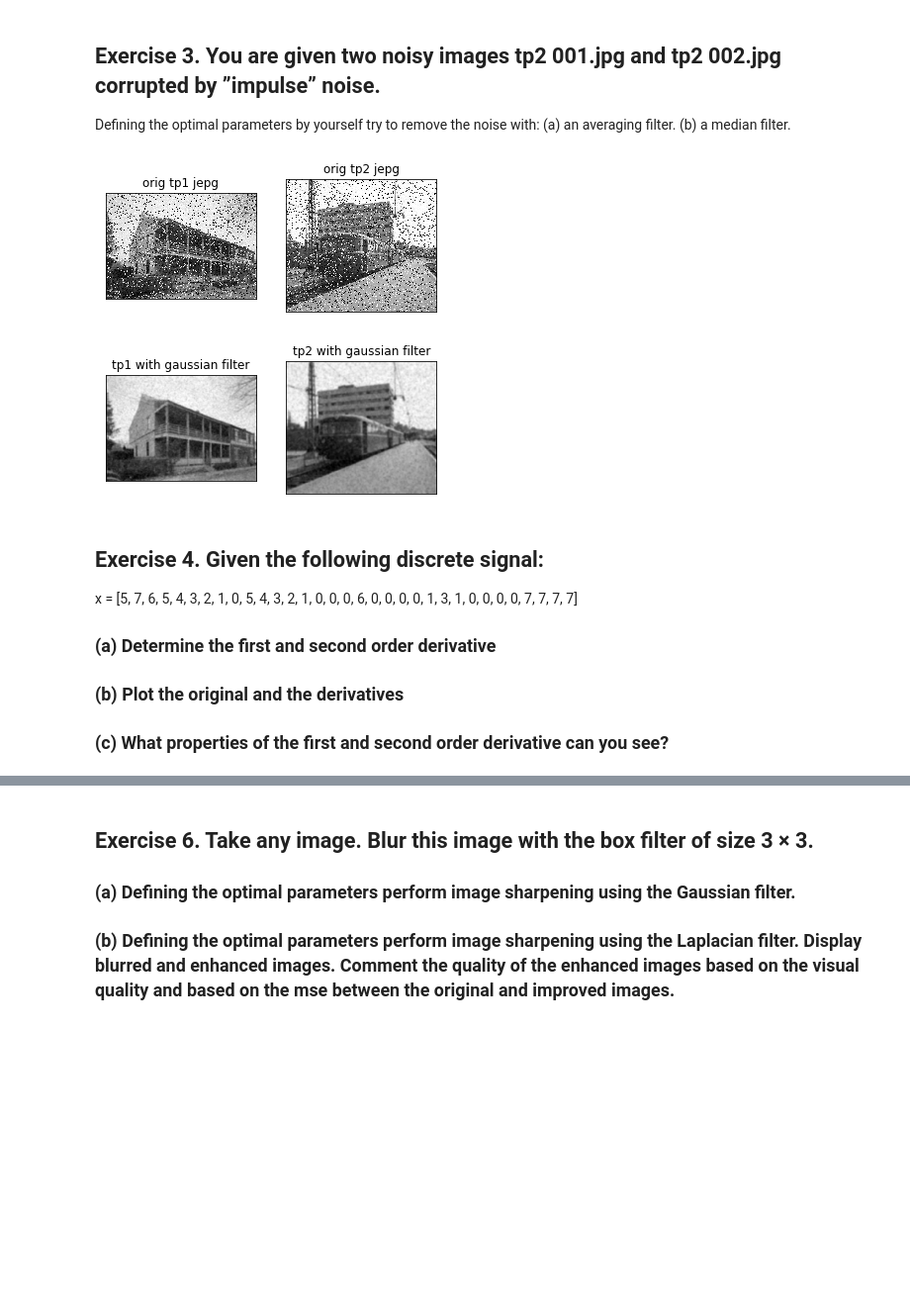
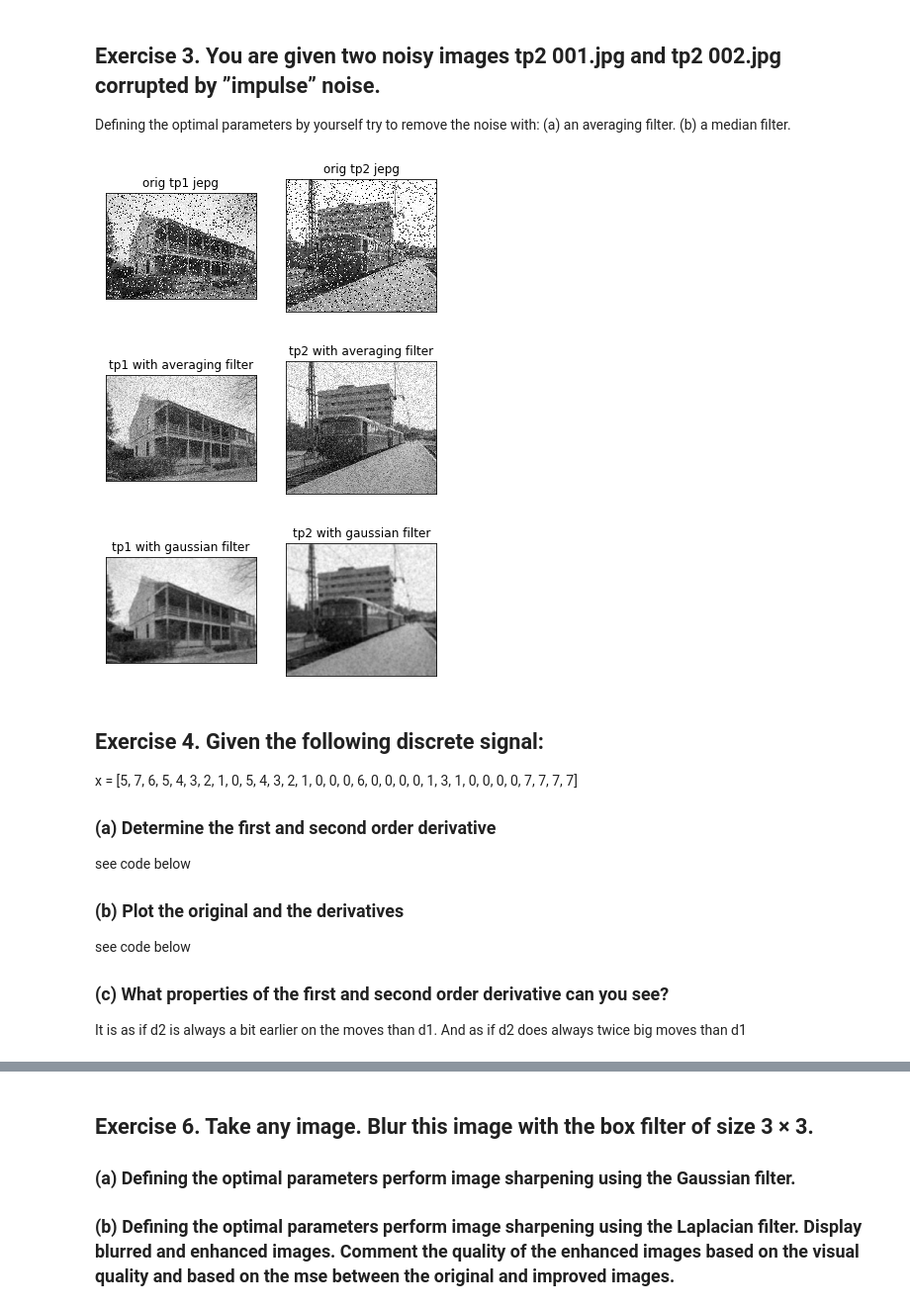
Before and after one commit to partizanos/advanced_image_processing, a Jupyter notebook: AIP_TP2.ipynb, the cells around one changed output, grey strips where cells are left out. Shown at 99% size. Drawn from its saved outputs; the diff is of its cells as text; code cells hidden in the pictures; blank space fills up the shorter version.

```diff
--- a/AIP_TP2.ipynb
+++ b/AIP_TP2.ipynb
@@ -156,37 +156,57 @@ import requests
 from PIL import Image
 from io import BytesIO
 import math
 from scipy import fftpack
 
 
 response = requests.get("https://raw.githubusercontent.com/partizanos/advanced_image_processing/master/TP/TP2/tp2_001.jpg")
 im1 = Image.open(BytesIO(response.content))
 img1 = np.array(im1)
 response = requests.get("https://raw.githubusercontent.com/partizanos/advanced_image_processing/master/TP/TP2/tp2_002.jpg")
 im2 = Image.open(BytesIO(response.content))
 img2 = np.array(im2)
 
 plt.subplot(121),plt.imshow(img1, "gray"),plt.title('orig tp1 jepg')
 plt.xticks([]), plt.yticks([])
 plt.subplot(122),plt.imshow(img2, "gray"),plt.title('orig tp2 jepg')
 plt.xticks([]), plt.yticks([])
 plt.show()
 
 
+kernel = np.ones((3,3),np.float32)/9
+blur1 =cv2.filter2D(img1,-1,kernel)
+blur2 = cv2.filter2D(img2,-1,kernel)
+
+plt.subplot(121),plt.imshow(blur1, "gray"),plt.title('tp1 with averaging filter')
+plt.xticks([]), plt.yticks([])
+plt.subplot(122),plt.imshow(blur2, "gray"),plt.title('tp2 with averaging filter')
+plt.xticks([]), plt.yticks([])
+plt.show()
+
+
+
 blur1 = cv2.GaussianBlur(img1,(19,19),0)
 blur2 = cv2.GaussianBlur(img2,(19,19),0)
 
 plt.subplot(121),plt.imshow(blur1, "gray"),plt.title('tp1 with gaussian filter')
 plt.xticks([]), plt.yticks([])
 plt.subplot(122),plt.imshow(blur2, "gray"),plt.title('tp2 with gaussian filter')
 plt.xticks([]), plt.yticks([])
 plt.show()
 # %% [output]
 [figure]
-[figure, old version]
+[figure, new version]
+[figure, added]
 # %% [markdown]
 ## Exercise 4. Given the following discrete signal:
 x = [5, 7, 6, 5, 4, 3, 2, 1, 0, 5, 4, 3, 2, 1, 0, 0, 0, 6, 0, 0, 0, 0, 1, 3, 1, 0, 0, 0, 0, 7, 7, 7, 7]
 ### (a) Determine the first and second order derivative
+
+see code below
 ### (b) Plot the original and the derivatives
+
+see code below
 ### (c) What properties of the first and second order derivative can you see?
+
+It is as if d2 is always a bit earlier on the moves than d1.
+And as if d2 does always twice big moves than d1
```
Also changed, not shown: parts of 11 cells of this notebook.
